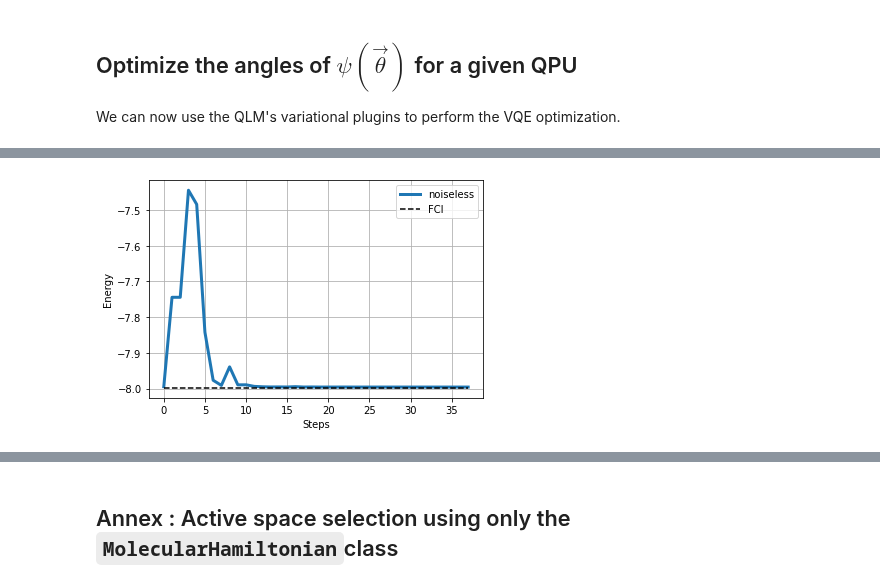
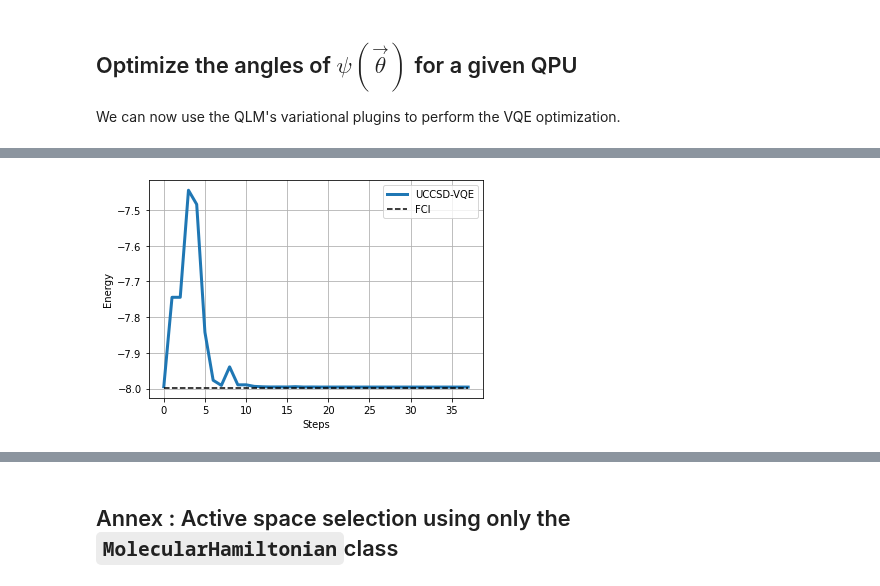
Before and after one commit to myQLM/myqlm-fermion, a Jupyter notebook: doc/notebooks/qat_fermion_vqe_ucc_example_2_lih.ipynb, the cells around one changed output, grey strips where cells are left out. Saved outputs shown, nothing was run; the diff lists cells and outputs as text; code cells hidden in the pictures.

```diff
--- a/doc/notebooks/qat_fermion_vqe_ucc_example_2_lih.ipynb
+++ b/doc/notebooks/qat_fermion_vqe_ucc_example_2_lih.ipynb
@@ -232,16 +232,16 @@ FCI energy: -7.998354311186427
 # %%
 %matplotlib inline
 import matplotlib.pyplot as plt
 
-plt.plot(eval(result.meta_data["optimization_trace"]), label="noiseless", lw=3)
+plt.plot(eval(result.meta_data["optimization_trace"]), label="UCCSD-VQE", lw=3)
 plt.plot(
     [info["FCI"] for _ in range(len(eval(result.meta_data["optimization_trace"])))],
     "--k",
     label="FCI",
 )
 plt.legend(loc="best")
 plt.xlabel("Steps")
 plt.ylabel("Energy")
 plt.grid()
 # %% [output]
-[figure, old version]
+[figure, new version]
```
Also changed, not shown: parts of 12 cells of this notebook, 16 other files.
